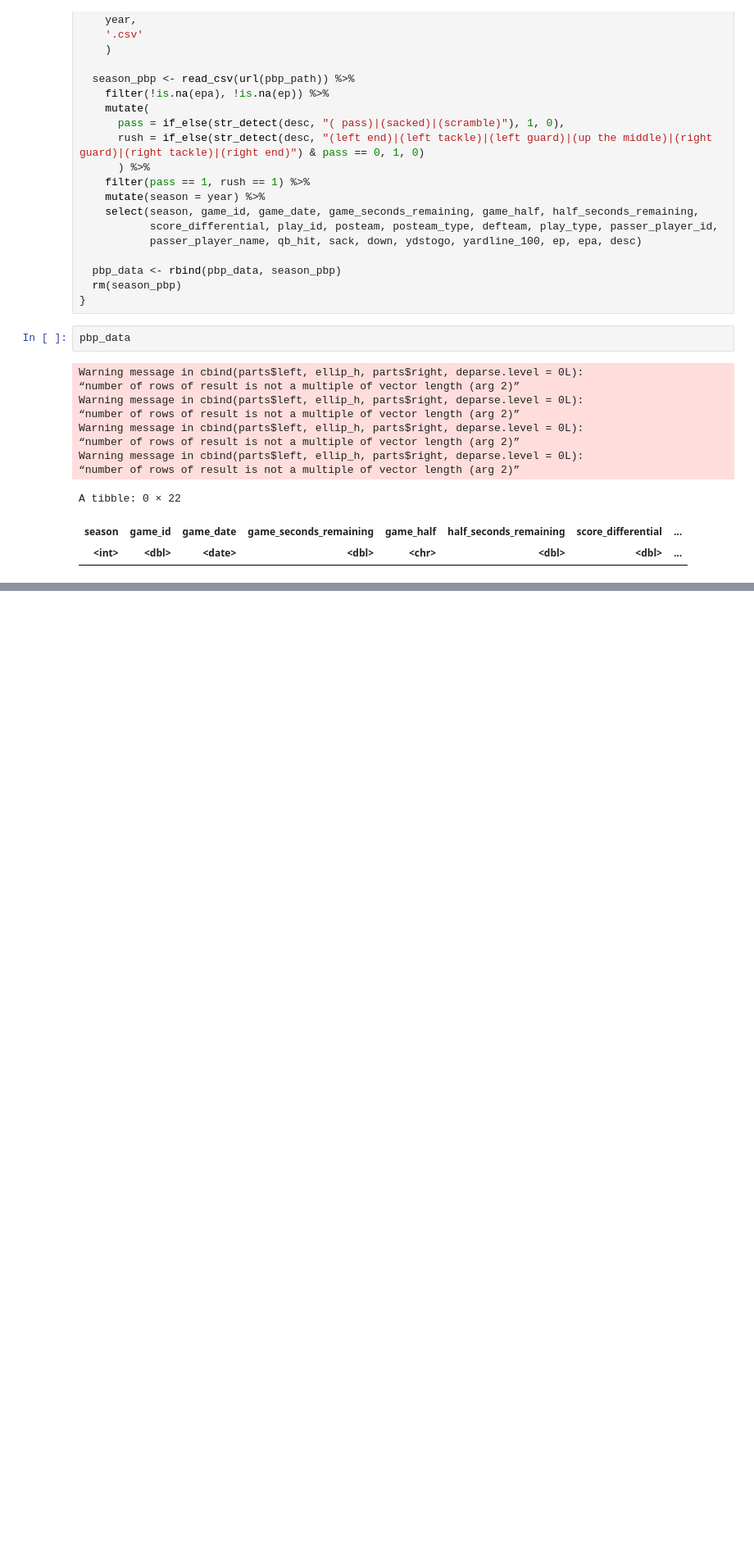
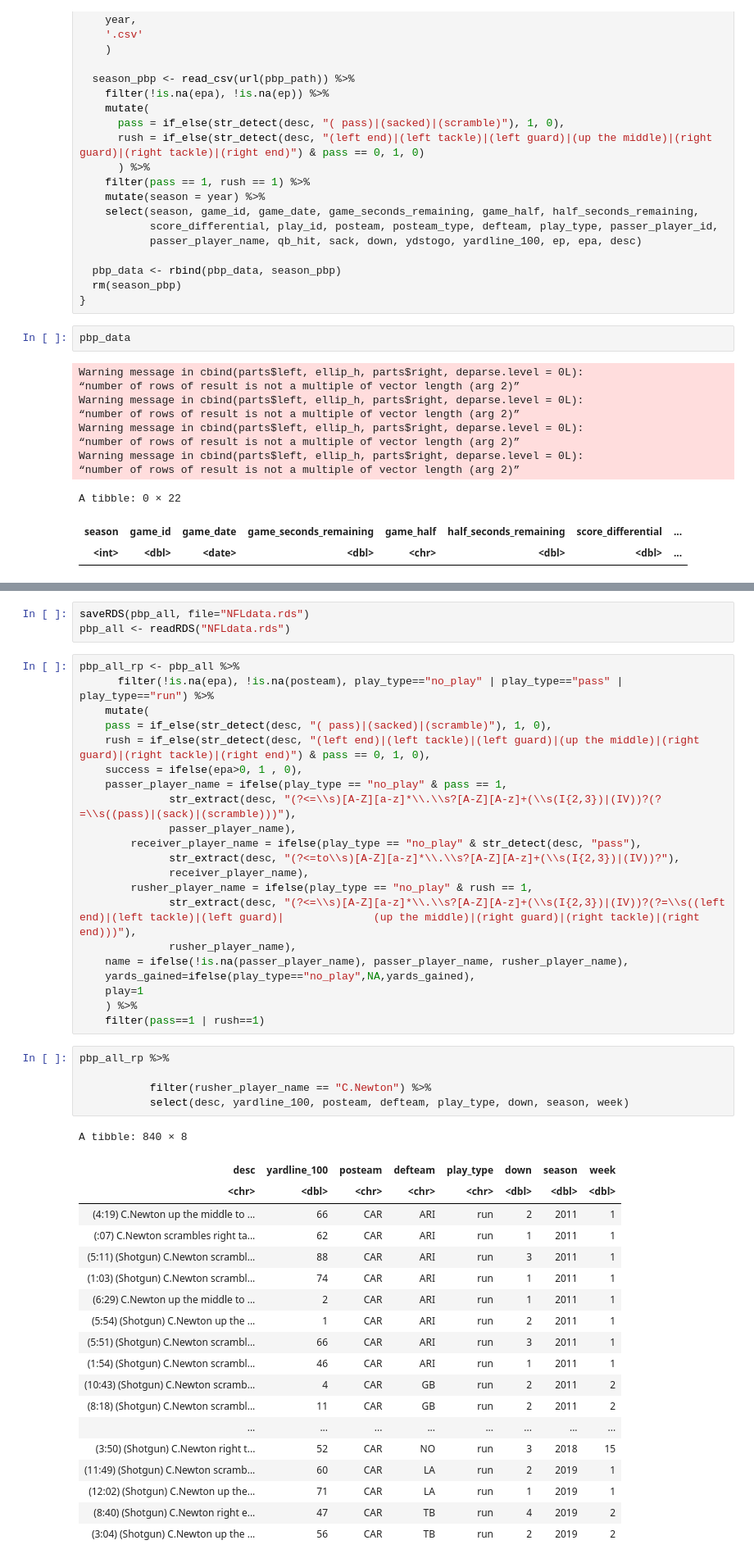
Before and after one commit to rennerm1/NFL-Data-Science-Project, a Jupyter notebook: playingaround.ipynb, the cells around one changed output, grey strips where cells are left out. Shown at 82% size. Saved outputs shown, nothing was run; the diff lists cells and outputs as text; blank space fills up the shorter version.

```diff
--- a/playingaround.ipynb
+++ b/playingaround.ipynb
@@ -245,0 +249,49 @@ ERROR: ignored
+# %%
+saveRDS(pbp_all, file="NFLdata.rds")
+pbp_all <- readRDS("NFLdata.rds")
+# %%
+pbp_all_rp <- pbp_all %>%
+      filter(!is.na(epa), !is.na(posteam), play_type=="no_play" | play_type=="pass" | play_type=="run") %>%
+	mutate(
+	pass = if_else(str_detect(desc, "( pass)|(sacked)|(scramble)"), 1, 0),
+	rush = if_else(str_detect(desc, "(left end)|(left tackle)|(left guard)|(up the middle)|(right guard)|(right tackle)|(right end)") & pass == 0, 1, 0),
+	success = ifelse(epa>0, 1 , 0),
+	passer_player_name = ifelse(play_type == "no_play" & pass == 1,
+              str_extract(desc, "(?<=\\s)[A-Z][a-z]*\\.\\s?[A-Z][A-z]+(\\s(I{2,3})|(IV))?(?=\\s((pass)|(sack)|(scramble)))"),
+              passer_player_name),
+        receiver_player_name = ifelse(play_type == "no_play" & str_detect(desc, "pass"),
+              str_extract(desc, "(?<=to\\s)[A-Z][a-z]*\\.\\s?[A-Z][A-z]+(\\s(I{2,3})|(IV))?"),
+              receiver_player_name),
+        rusher_player_name = ifelse(play_type == "no_play" & rush == 1,
+              str_extract(desc, "(?<=\\s)[A-Z][a-z]*\\.\\s?[A-Z][A-z]+(\\s(I{2,3})|(IV))?(?=\\s((left end)|(left tackle)|(left guard)|		      (up the middle)|(right guard)|(right tackle)|(right end)))"),
+              rusher_player_name),
+	name = ifelse(!is.na(passer_player_name), passer_player_name, rusher_player_name),
+	yards_gained=ifelse(play_type=="no_play",NA,yards_gained),
+	play=1
+	) %>%
+	filter(pass==1 | rush==1)
+# %%
+pbp_all_rp %>%
+
+           filter(rusher_player_name == "C.Newton") %>%
+           select(desc, yardline_100, posteam, defteam, play_type, down, season, week)
+# %% [output]
+A tibble: 840 × 8
+| desc | yardline_100 | posteam | defteam | play_type | down | season | week |
+| <chr> | <dbl> | <chr> | <chr> | <chr> | <dbl> | <dbl> | <dbl> |
+| (4:19) C.Newton up the middle to ... | 66 | CAR | ARI | run | 2 | 2011 | 1 |
+| (:07) C.Newton scrambles right ta... | 62 | CAR | ARI | run | 1 | 2011 | 1 |
+| (5:11) (Shotgun) C.Newton scrambl... | 88 | CAR | ARI | run | 3 | 2011 | 1 |
+| (1:03) (Shotgun) C.Newton scrambl... | 74 | CAR | ARI | run | 1 | 2011 | 1 |
+| (6:29) C.Newton up the middle to ... | 2 | CAR | ARI | run | 1 | 2011 | 1 |
+| (5:54) (Shotgun) C.Newton up the ... | 1 | CAR | ARI | run | 2 | 2011 | 1 |
+| (5:51) (Shotgun) C.Newton scrambl... | 66 | CAR | ARI | run | 3 | 2011 | 1 |
+| (1:54) (Shotgun) C.Newton scrambl... | 46 | CAR | ARI | run | 1 | 2011 | 1 |
+| (10:43) (Shotgun) C.Newton scramb... | 4 | CAR | GB | run | 2 | 2011 | 2 |
+| (8:18) (Shotgun) C.Newton scrambl... | 11 | CAR | GB | run | 2 | 2011 | 2 |
+| ... | ... | ... | ... | ... | ... | ... | ... |
+| (3:50) (Shotgun) C.Newton right t... | 52 | CAR | NO | run | 3 | 2018 | 15 |
+| (11:49) (Shotgun) C.Newton scramb... | 60 | CAR | LA | run | 2 | 2019 | 1 |
+| (12:02) (Shotgun) C.Newton up the... | 71 | CAR | LA | run | 1 | 2019 | 1 |
+| (8:40) (Shotgun) C.Newton right e... | 47 | CAR | TB | run | 4 | 2019 | 2 |
+| (3:04) (Shotgun) C.Newton up the ... | 56 | CAR | TB | run | 2 | 2019 | 2 |
```
Also changed, not shown: parts of 3 cells of this notebook.
